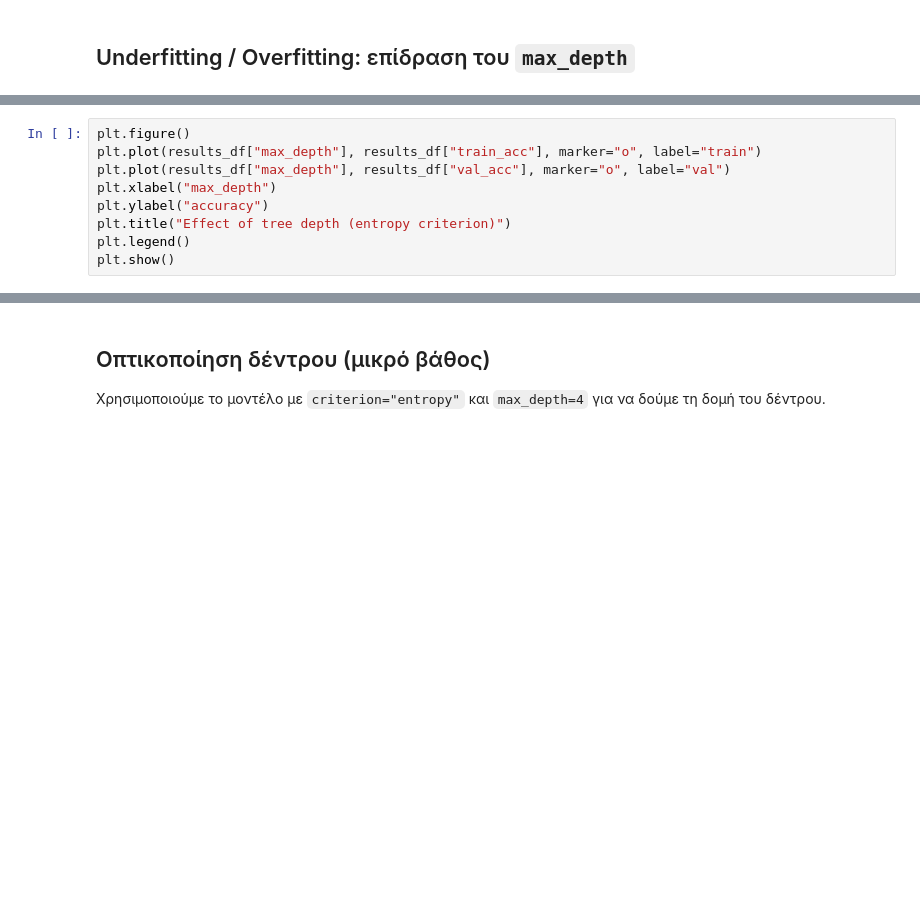
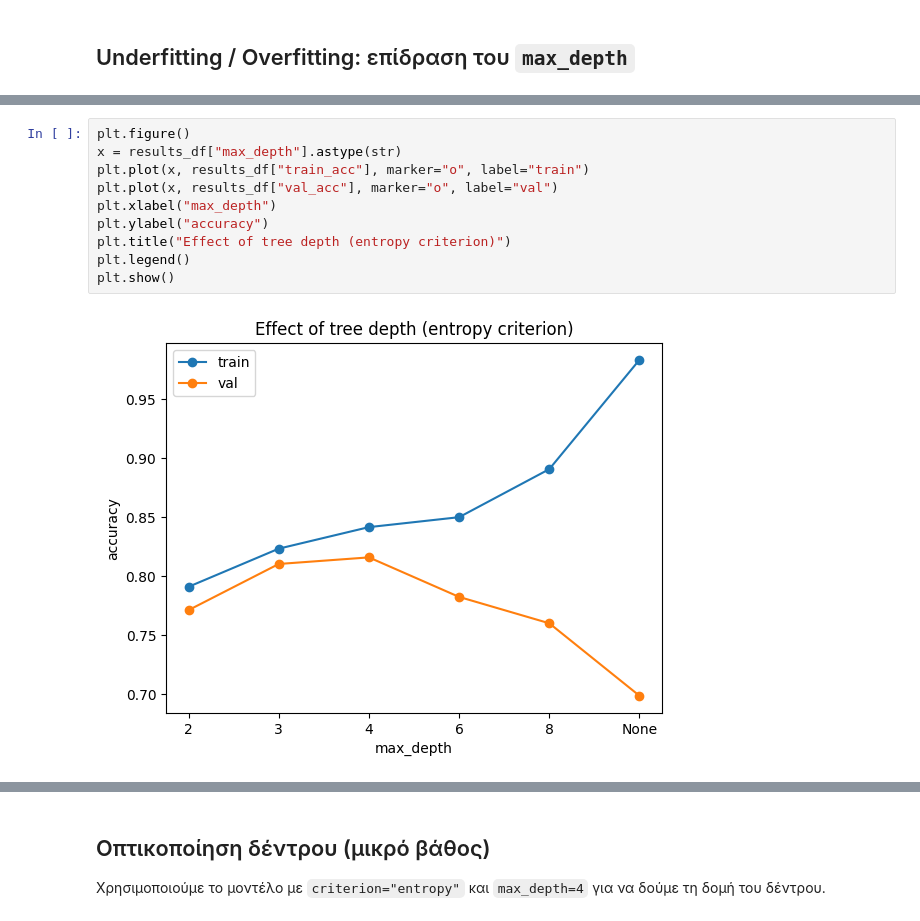
Before and after one commit to ikons/adv-ai, a Jupyter notebook: notebooks/01_decision_trees_titanic.ipynb, the cells around one changed output, grey strips where cells are left out. Drawn from its saved outputs; the diff is of its cells as text; blank space fills up the shorter version.

```diff
--- a/notebooks/01_decision_trees_titanic.ipynb
+++ b/notebooks/01_decision_trees_titanic.ipynb
@@ -102,9 +225,12 @@ results_df
 # %%
 plt.figure()
-plt.plot(results_df["max_depth"], results_df["train_acc"], marker="o", label="train")
-plt.plot(results_df["max_depth"], results_df["val_acc"], marker="o", label="val")
+x = results_df["max_depth"].astype(str)
+plt.plot(x, results_df["train_acc"], marker="o", label="train")
+plt.plot(x, results_df["val_acc"], marker="o", label="val")
 plt.xlabel("max_depth")
 plt.ylabel("accuracy")
 plt.title("Effect of tree depth (entropy criterion)")
 plt.legend()
 plt.show()
+# %% [output]
+[figure, added]
```
Also changed, not shown: parts of 11 cells of this notebook, 13 other files.
